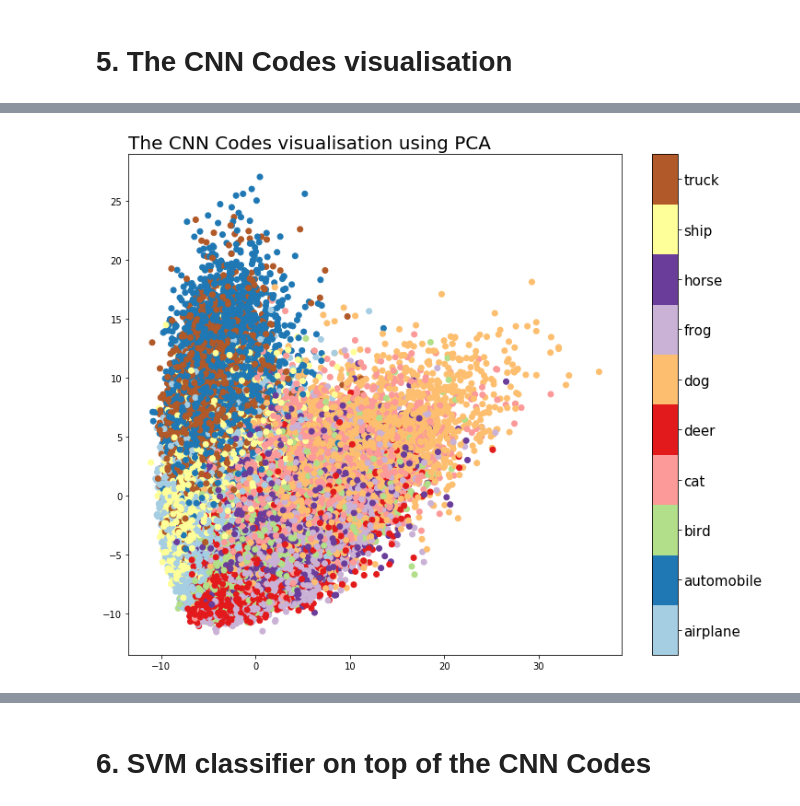
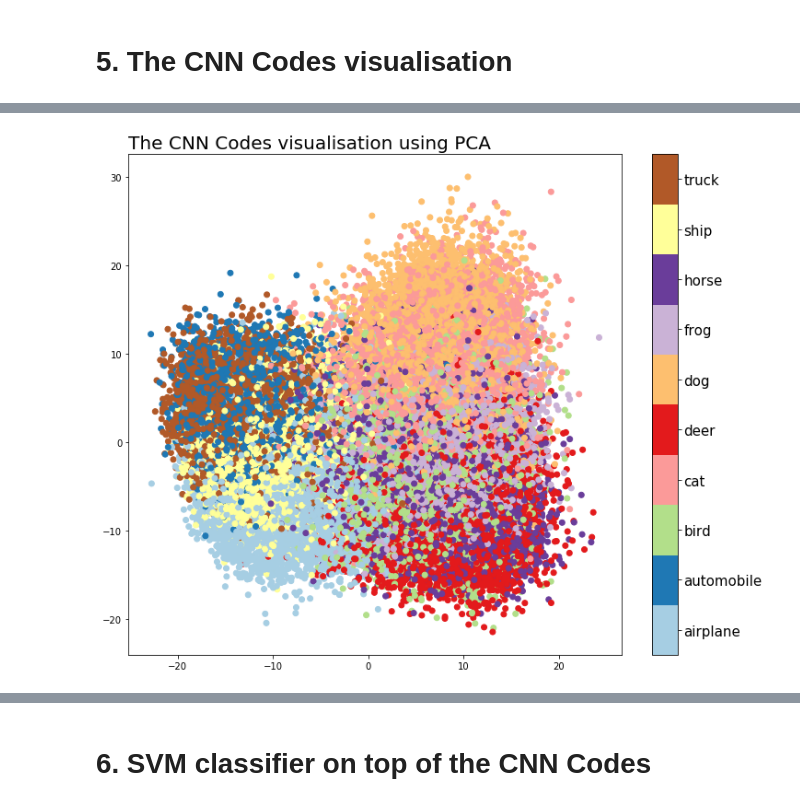
Before and after one commit to smudap/transfer_learning_cifar10, a Jupyter notebook: transfer_learning_cifar10.ipynb, the cells around one changed output, grey strips where cells are left out. Cells and saved outputs as stored; diff of their text form; code cells hidden in the pictures.

```diff
--- a/transfer_learning_cifar10.ipynb
+++ b/transfer_learning_cifar10.ipynb
@@ -180,8 +324,8 @@ SVC(C=10, kernel="linear"): accuracy_score = 0.5421, computation_time = 24.53min
 # %%
-from keras.models import Model
-from keras.applications.vgg19 import VGG19, preprocess_input
-from keras.layers import Input, AveragePooling2D, MaxPooling2D
-import cv2
+if nn == 'vgg19':
+    from keras.applications.vgg19 import preprocess_input
+elif nn == 'resnet50':
+    from keras.applications.resnet50 import preprocess_input
 
 def extract_visual_features(model, data, batch_size=32):
     visual_features = np.zeros((data.shape[0], model.output.shape.as_list()[3]))
@@ -191,7 +335,7 @@ def extract_visual_features(model, data, batch_size=32):
         end = int(batch_size * (i + 1)) if batch_size * (i + 1) < data.shape[0] else int(data.shape[0])
         batch = np.zeros((end - start, 224, 224, 3))
         for j, image in enumerate(data[start:end]):
-            resized_image = cv2.resize(image, dsize=(224, 224))
+            resized_image = resize(image, dsize=(224, 224))
             batch[j] = resized_image
         batch = preprocess_input(batch)
         batch_predict = model.predict(batch)
@@ -201,9 +345,16 @@ def extract_visual_features(model, data, batch_size=32):
         sys.stdout.flush()
     return visual_features
 # %%
-model_input = Input(shape=(224, 224, 3))
-model_vgg19 = VGG19(input_tensor=model_input, include_top=False)
-model_output = AveragePooling2D((7, 7))(model_vgg19.output)
-model = Model(model_vgg19.input, model_output)
+if nn == 'vgg19':
+    model_input = Input(shape=(224, 224, 3))
+    model_vgg19 = VGG19(input_tensor=model_input, include_top=False)
+    if vgg19_pool == 'max':
+        model_output = MaxPooling2D((7, 7))(model_vgg19.output)
+    elif vgg19_pool == 'ave':
+        model_output = AveragePooling2D((7, 7))(model_vgg19.output)
+    model = Model(model_vgg19.input, model_output)
+elif nn == 'resnet50':
+    model_input = Input(shape=(224, 224, 3))
+    model = ResNet50(input_tensor=model_input, include_top=False)
 model.summary()
 # %% [output]
@@ -247,5 +399,12 @@ from sklearn.decomposition import PCA
+# %%
+nn = 'resnet50' #'vgg19'
+vgg19_pool = 'ave' #'max'
 # %%
-folder = './data/cifar-10-batches-py/'
-X_train, y_train, X_test, y_test = load_data(folder)
-X_train_visual_features = np.load('./data/X_train_visual_features_vgg19.npy')
-X_test_visual_features = np.load('./data/X_test_visual_features_vgg19.npy')
+data_folder = './data/cifar-10-batches-py/'
+_, y_train, _, y_test, classes_names = load_data(data_folder)
+if nn == 'vgg19':
+    X_train_visual_features = np.load('./data/X_train_visual_features_vgg19_{}.npy'.format(vgg19_pool))
+    X_test_visual_features = np.load('./data/X_test_visual_features_vgg19_{}.npy'.format(vgg19_pool))
+elif nn == 'resnet50':
+    X_train_visual_features = np.load('./data/X_train_visual_features_resnet50.npy')
+    X_test_visual_features = np.load('./data/X_test_visual_features_resnet50.npy')
@@ -260,11 +433,10 @@ array([0.07267572, 0.05702655])
 # %%
 plt.figure(figsize=(12, 10))
 plt.scatter(X_train_pca[:, 0], X_train_pca[:, 1], c=y_train, cmap=plt.get_cmap('Paired', 10),
                vmin=-0.5, vmax=9.5)
 colorbar = plt.colorbar(ticks=np.arange(0,10))
-colorbar.ax.set_yticklabels(['airplane', 'automobile', 'bird', 'cat', 'deer',
-                             'dog', 'frog', 'horse', 'ship', 'truck'], fontsize=15)
+colorbar.ax.set_yticklabels(classes_names, fontsize=15)
 plt.title('The CNN Codes visualisation using PCA', loc='left', fontsize=20)
 plt.show()
 # %% [output]
-[figure, old version]
+[figure, new version]
```
Also changed, not shown: parts of 52 cells of this notebook.
